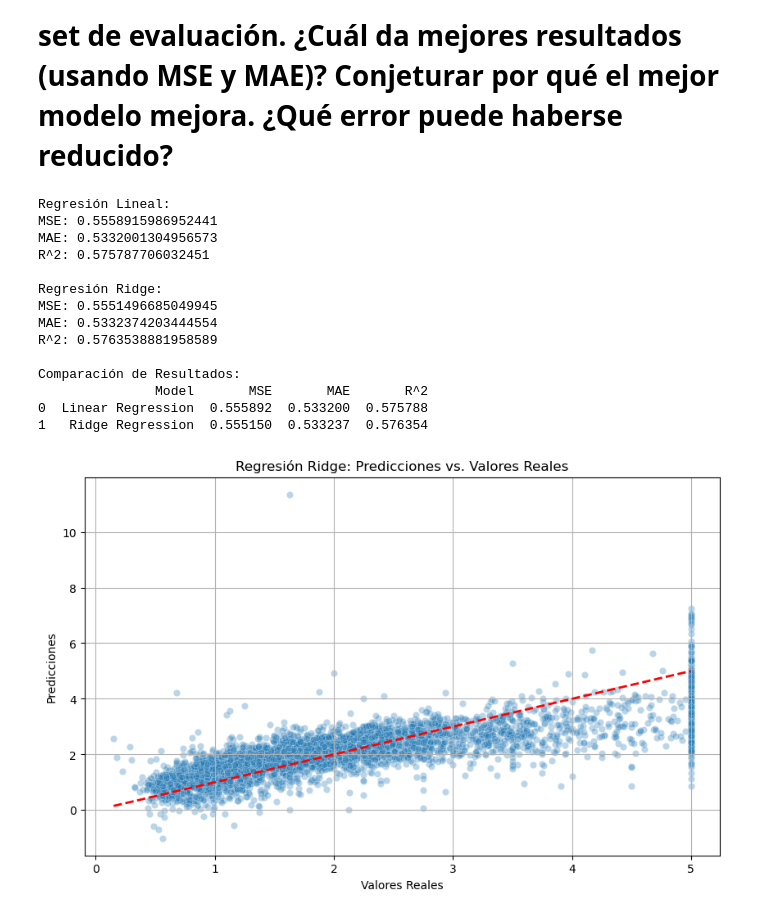
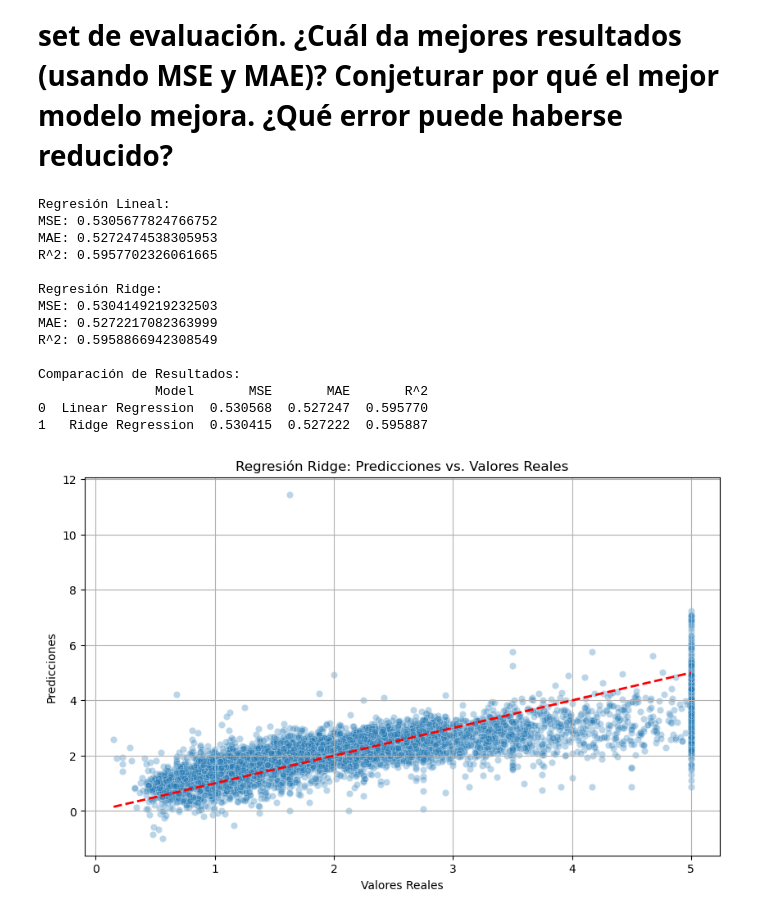
Before and after one commit to christophcharaf/house-regression-ridge, a Jupyter notebook: house-regression-ridge.ipynb, the cells around one changed output. Drawn from its saved outputs; the diff is of its cells as text; code cells hidden in the pictures.

```diff
--- a/house-regression-ridge.ipynb
+++ b/house-regression-ridge.ipynb
@@ -137,7 +161,7 @@ MSE: 0.5305677824766752
 # 5. Crear una regresión de Ridge. Usando una validación cruzada de 5-folds y usando como métrica el MSE, calcular el mejor valor de &#945;, buscando entre [0, 12.5]. Graficar el valor de MSE versus &#945;.
 # %%
 # Definir el rango de valores para alpha
-alpha_range = np.linspace(0, 12.5, 50)
+alpha_range = np.linspace(0, 12.5, 100)
 
 # Crear el modelo Ridge
 ridge = Ridge()
@@ -145,11 +169,11 @@ ridge = Ridge()
 # Configurar GridSearchCV para encontrar el mejor alpha, 5 folds
 param_grid = {'alpha': alpha_range}
 grid = GridSearchCV(ridge, param_grid, cv=5, scoring='neg_mean_squared_error')
-grid.fit(X_train, y_train)
+grid.fit(X_train_scaled, y_train)
 
 # Obtener el mejor valor de alpha
 best_alpha = grid.best_params_['alpha']
-print(f"Mejor valor de alpha: {best_alpha}")
+print(f"Mejor valor de alpha para 5 folds y un espacio muestral de 100 valores: {best_alpha}")
 
 # Calcular el MSE para cada valor de alpha
 mse_values = -grid.cv_results_['mean_test_score']
@@ -171,8 +195,8 @@ Mejor valor de alpha: 8.673469387755102
 # %%
 # Ajustar el modelo de regresión Ridge con el mejor alpha
 ridge = Ridge(alpha=best_alpha)
-ridge.fit(X_train, y_train)
-y_test_pred_ridge = ridge.predict(X_test)
+ridge.fit(X_train_scaled, y_train)
+y_test_pred_ridge = ridge.predict(X_test_scaled)
 
 # Calcular las métricas para el modelo de regresión Ridge
 mse_ridge = mean_squared_error(y_test, y_test_pred_ridge)
@@ -181,48 +205,48 @@ r2_ridge = r2_score(y_test, y_test_pred_ridge)
 
 # Mostrar los resultados de la comparación
 print("Regresión Lineal:")
-print(f"MSE: {mse_lin}")
-print(f"MAE: {mae_lin}")
-print(f"R^2: {r2_lin}")
+print(f"MSE: {mse}")
+print(f"MAE: {mae}")
+print(f"R^2: {r2}")
 
 print("\nRegresión Ridge:")
 print(f"MSE: {mse_ridge}")
 print(f"MAE: {mae_ridge}")
 print(f"R^2: {r2_ridge}")
 
 # Comparar los resultados
 result_comparison = pd.DataFrame({
     'Model': ['Linear Regression', 'Ridge Regression'],
-    'MSE': [mse_lin, mse_ridge],
-    'MAE': [mae_lin, mae_ridge],
-    'R^2': [r2_lin, r2_ridge]
+    'MSE': [mse, mse_ridge],
+    'MAE': [mae, mae_ridge],
+    'R^2': [r2, r2_ridge]
 })
 
 print("\nComparación de Resultados:")
 print(result_comparison)
 
 # Graficar Predicciones vs. Valores Reales
 plt.figure(figsize=(10, 6))
 sns.scatterplot(x=y_test, y=y_test_pred_ridge, alpha=0.3)
 plt.plot([y_test.min(), y_test.max()], [y_test.min(), y_test.max()], '--r', linewidth=2)
 plt.xlabel('Valores Reales')
 plt.ylabel('Predicciones')
 plt.title('Regresión Ridge: Predicciones vs. Valores Reales')
 plt.grid(True)
 plt.show()
 # %% [output]
 Regresión Lineal:
-MSE: 0.5558915986952441
-MAE: 0.5332001304956573
-R^2: 0.575787706032451
+MSE: 0.5305677824766752
+MAE: 0.5272474538305953
+R^2: 0.5957702326061665
 
 Regresión Ridge:
-MSE: 0.5551496685049945
-MAE: 0.5332374203444554
-R^2: 0.5763538881958589
+MSE: 0.5304149219232503
+MAE: 0.5272217082363999
+R^2: 0.5958866942308549
 
 Comparación de Resultados:
                Model       MSE       MAE       R^2
-0  Linear Regression  0.555892  0.533200  0.575788
-1   Ridge Regression  0.555150  0.533237  0.576354
+0  Linear Regression  0.530568  0.527247  0.595770
+1   Ridge Regression  0.530415  0.527222  0.595887
-[figure, old version]
+[figure, new version]
```
Also changed, not shown: parts of 7 cells of this notebook.
